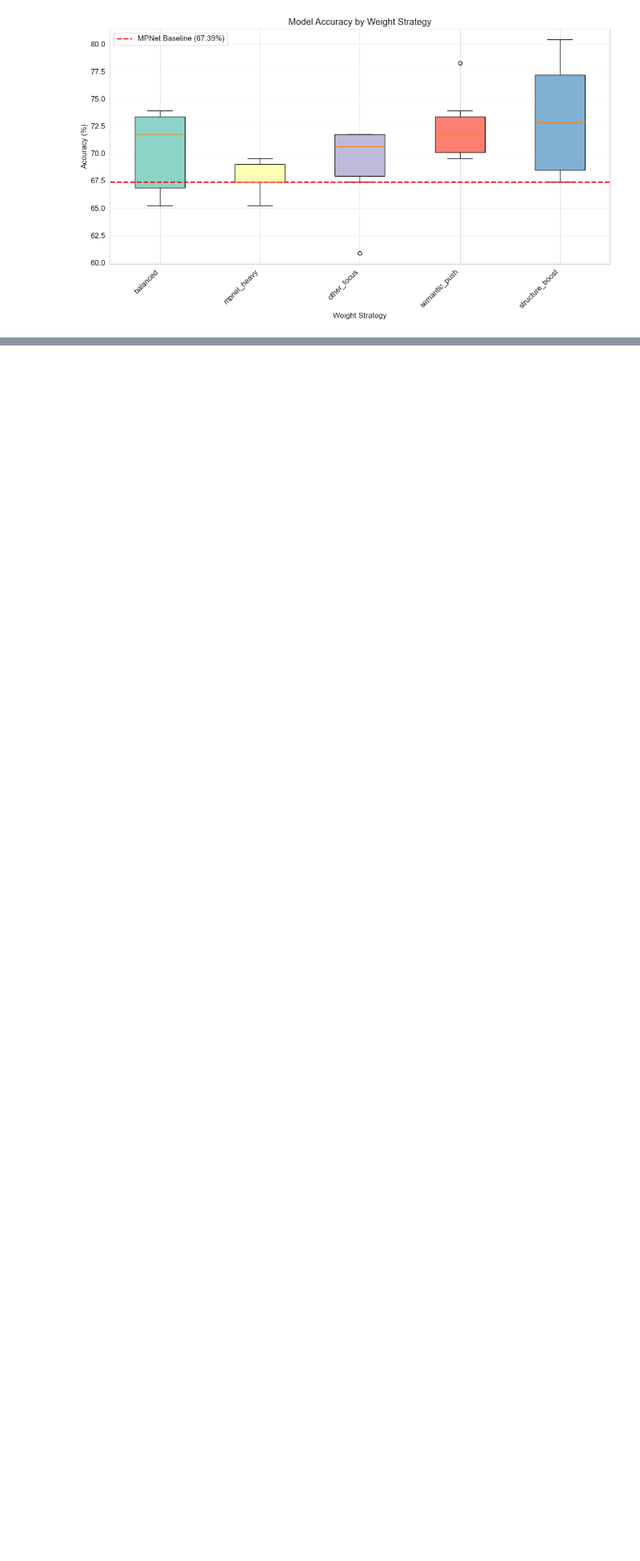
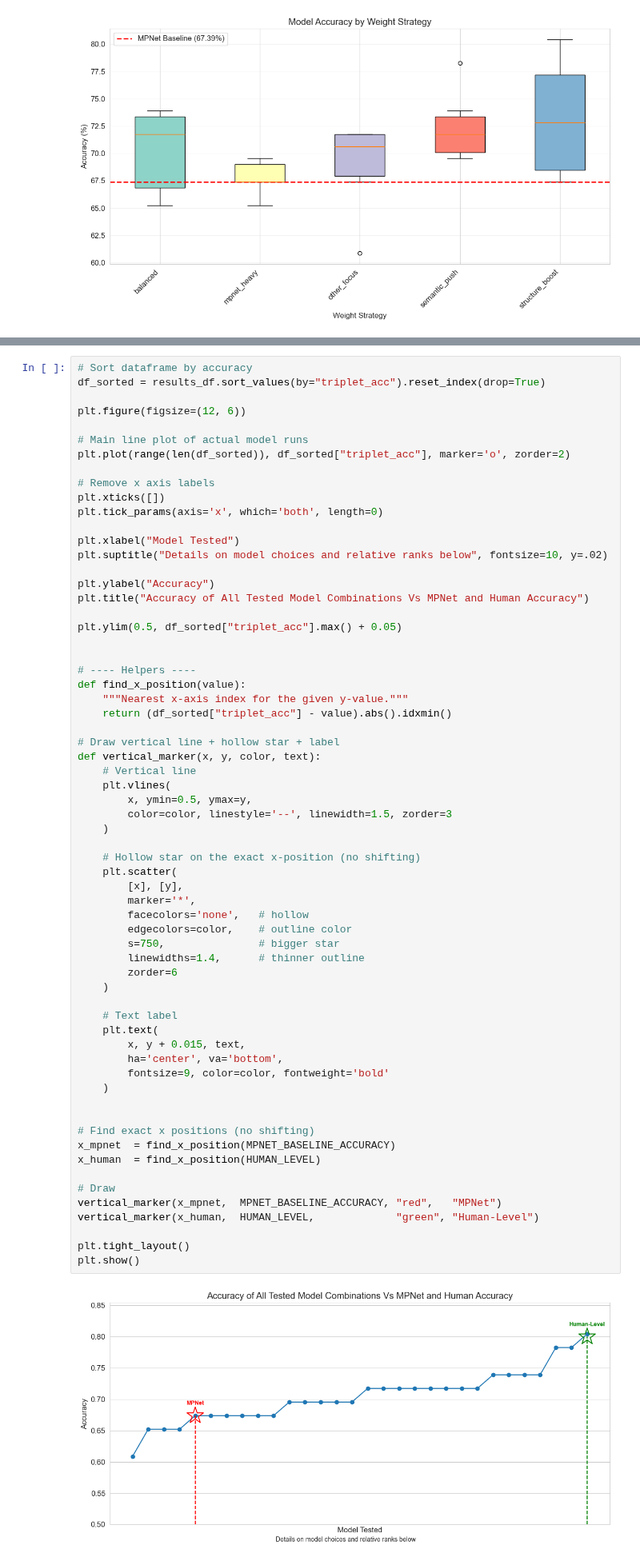
Before and after one commit to xinyuezhang-shirley/cs229FinalProject, a Jupyter notebook: plots.ipynb, the cells around one changed output, grey strips where cells are left out. Shown at 80% size. Cells and saved outputs as stored; diff of their text form; blank space fills up the shorter version.

```diff
--- a/plots.ipynb
+++ b/plots.ipynb
@@ -361,0 +389,66 @@ plt.show()
+# %%
+# Sort dataframe by accuracy
+df_sorted = results_df.sort_values(by="triplet_acc").reset_index(drop=True)
+
+plt.figure(figsize=(12, 6))
+
+# Main line plot of actual model runs
+plt.plot(range(len(df_sorted)), df_sorted["triplet_acc"], marker='o', zorder=2)
+
+# Remove x axis labels
+plt.xticks([])
+plt.tick_params(axis='x', which='both', length=0)
+
+plt.xlabel("Model Tested")
+plt.suptitle("Details on model choices and relative ranks below", fontsize=10, y=.02)
+
+plt.ylabel("Accuracy")
+plt.title("Accuracy of All Tested Model Combinations Vs MPNet and Human Accuracy")
+
+plt.ylim(0.5, df_sorted["triplet_acc"].max() + 0.05)
+
+
+# ---- Helpers ----
+def find_x_position(value):
+    """Nearest x-axis index for the given y-value."""
+    return (df_sorted["triplet_acc"] - value).abs().idxmin()
+
+# Draw vertical line + hollow star + label
+def vertical_marker(x, y, color, text):
+    # Vertical line
+    plt.vlines(
+        x, ymin=0.5, ymax=y,
+        color=color, linestyle='--', linewidth=1.5, zorder=3
+    )
+
+    # Hollow star on the exact x-position (no shifting)
+    plt.scatter(
+        [x], [y],
+        marker='*',
+        facecolors='none',   # hollow
+        edgecolors=color,    # outline color
+        s=750,               # bigger star
+        linewidths=1.4,      # thinner outline
+        zorder=6
+    )
+
+    # Text label
+    plt.text(
+        x, y + 0.015, text,
+        ha='center', va='bottom',
+        fontsize=9, color=color, fontweight='bold'
+    )
+
+
+# Find exact x positions (no shifting)
+x_mpnet  = find_x_position(MPNET_BASELINE_ACCURACY)
+x_human  = find_x_position(HUMAN_LEVEL)
+
+# Draw
+vertical_marker(x_mpnet,  MPNET_BASELINE_ACCURACY, "red",   "MPNet")
+vertical_marker(x_human,  HUMAN_LEVEL,             "green", "Human-Level")
+
+plt.tight_layout()
+plt.show()
+# %% [output]
+[figure, added]
```
Also changed, not shown: parts of 2 cells of this notebook.
